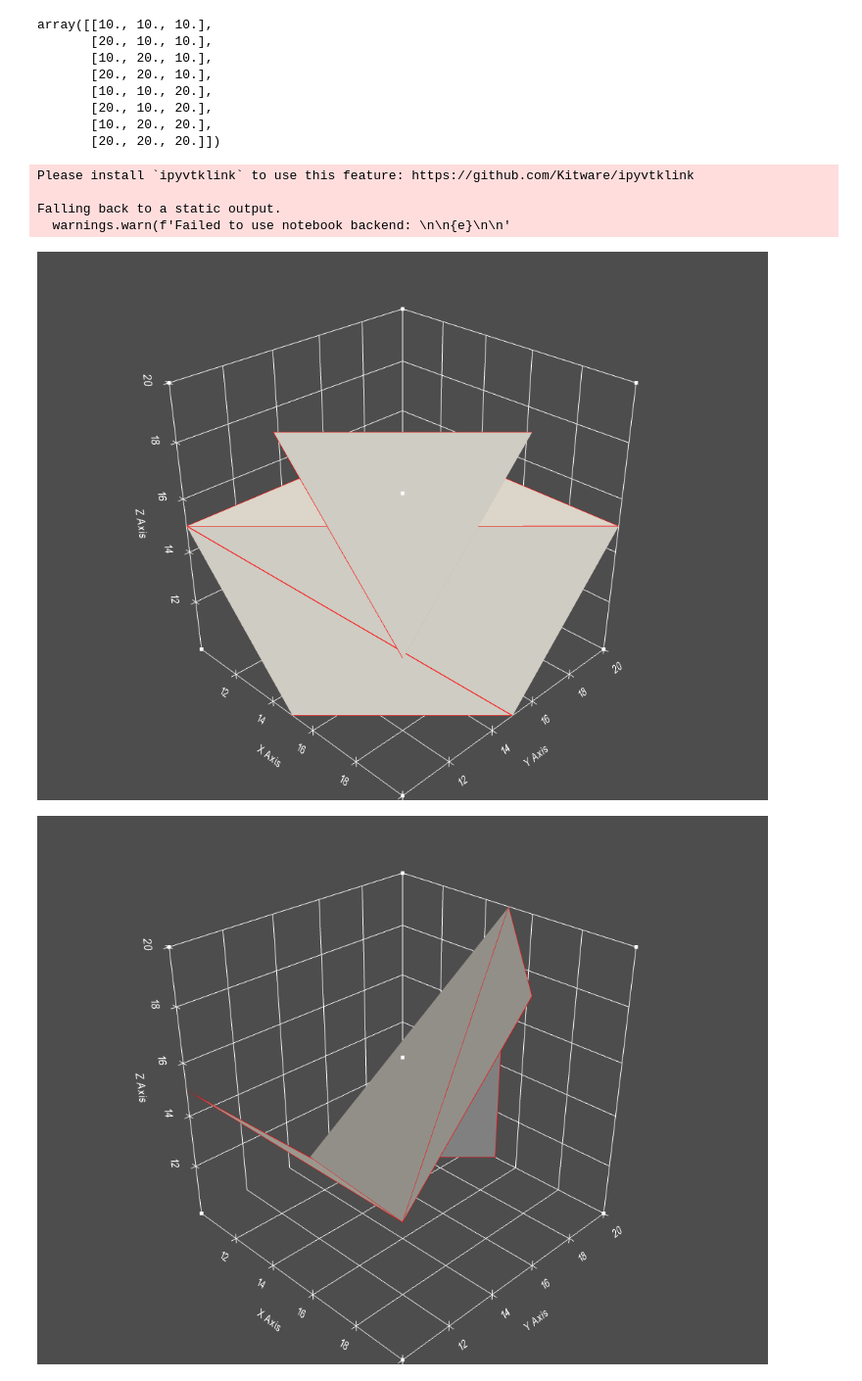
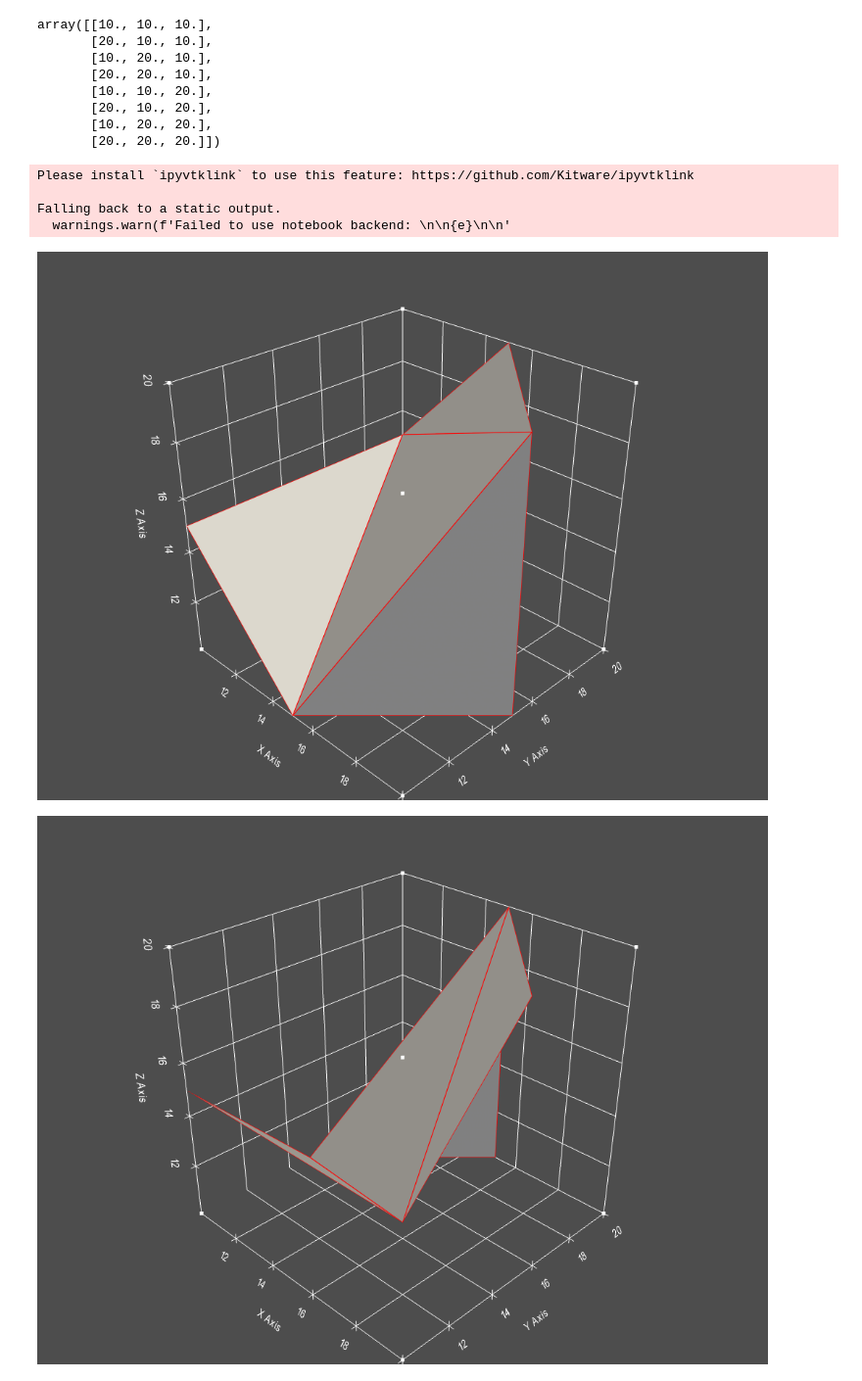
Before and after one commit to Syafiqq/marching_algo_test_001, a Jupyter notebook: marching_algorithm_3d_rules_minimal_126-150.ipynb, the cells around one changed output. Shown at 98% size. Cells and saved outputs as stored; diff of their text form; code cells hidden in the pictures.

```diff
--- a/marching_algorithm_3d_rules_minimal_126-150.ipynb
+++ b/marching_algorithm_3d_rules_minimal_126-150.ipynb
@@ -39,25 +39,24 @@ def plot_data(cloud_points, faces):
     plot.show()
 # %%
 # Rule 126
-# point_type == 0b01001110:
 # 0 1 0 0   1 1 1 0
 #
 #   o     7
 # o     o
 #   2     3
 # 0     o
 #
-rule_type = 0b10110100
+rule_type = 0b01001110
 points_r = rules.to_points(points, rule_type)
 faces_r = rules.to_faces(np.arange(0, len(points_r), 1), rule_type)
 
 plot_data(points_r, faces=faces_r)
 # %% [output]
 Please install `ipyvtklink` to use this feature: https://github.com/Kitware/ipyvtklink
 
 Falling back to a static output.
   warnings.warn(f'Failed to use notebook backend: \n\n{e}\n\n'
-[figure, old version]
+[figure, new version]
 # %%
 # Rule 127
 # 0 0 1 0   1 1 1 0
```
Also changed, not shown: parts of 24 cells of this notebook.
